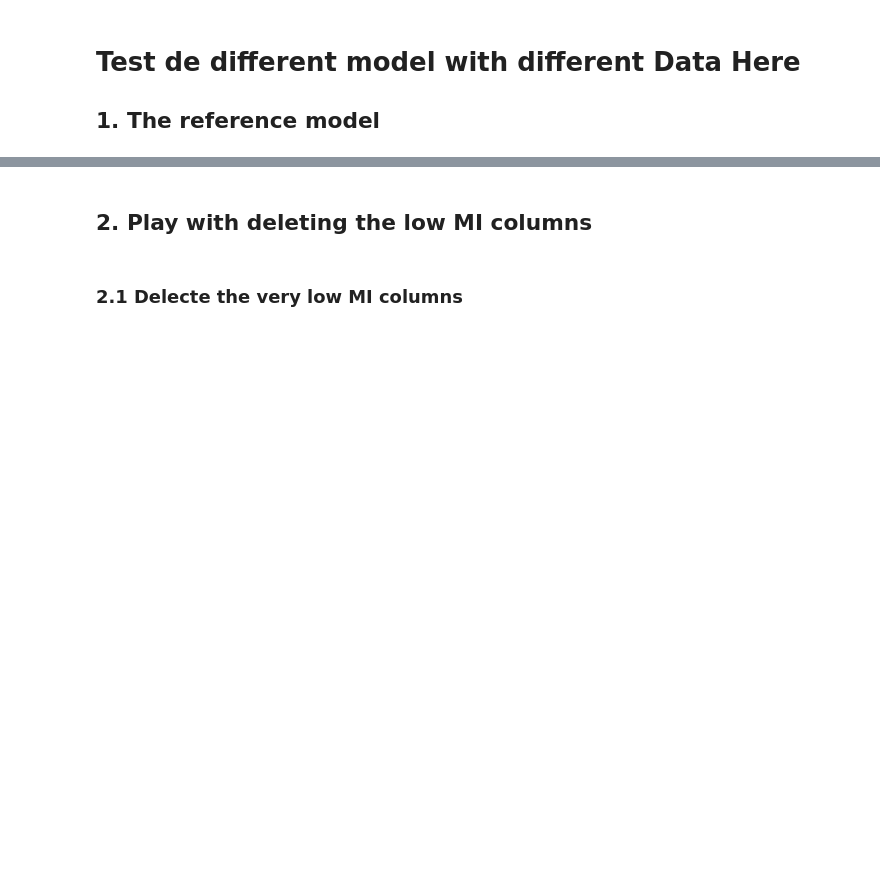
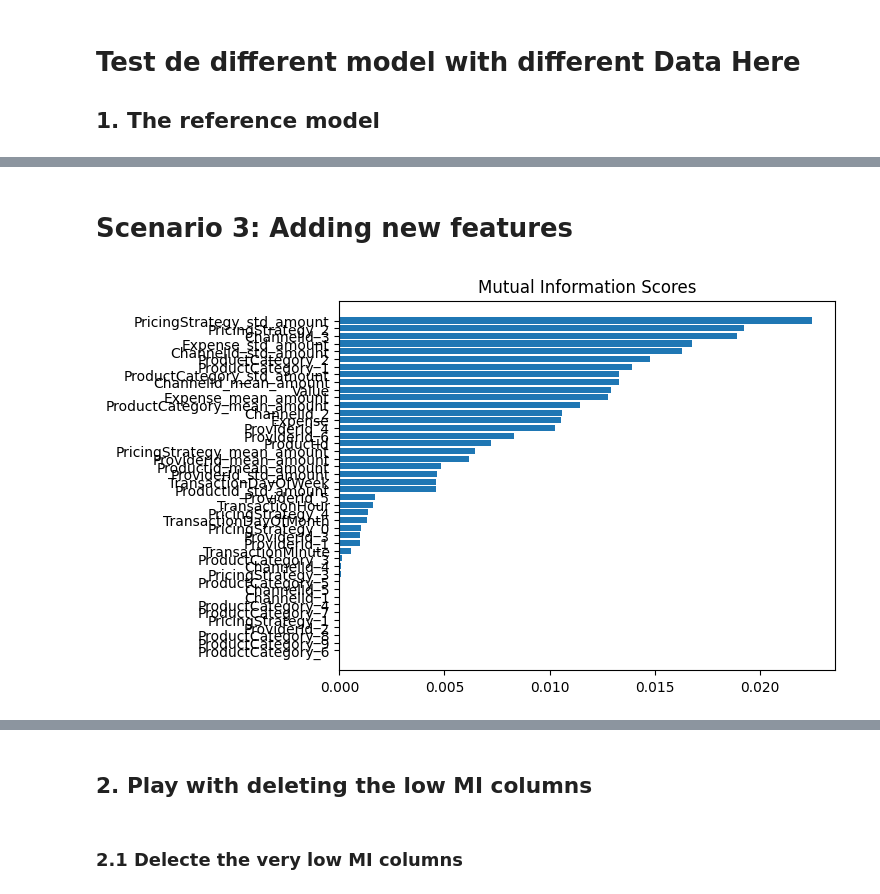
Before and after one commit to SarahLiettefti/AI5L_AILab_FraudDetection, a Jupyter notebook: TestEverything.ipynb, the cells around one changed output, grey strips where cells are left out. Drawn from its saved outputs; the diff is of its cells as text; code cells hidden in the pictures; blank space fills up the shorter version.

Commit message:
Added feature engineering and test model

```diff
--- a/TestEverything.ipynb
+++ b/TestEverything.ipynb
@@ -270,0 +399,2 @@ done
+# %% [markdown]
+# Scenario 3: Adding new features
@@ -270,0 +422,25 @@ done
+# %%
+# OneHot Encode categorical features
+data = pd.get_dummies(data, columns=categorical_col)
+# Adding missing col
+data["ChannelId_4"] = False
+data["PricingStrategy_3"] = False
+X_test = pd.get_dummies(X_test, columns=categorical_col)
+# Adding missing col
+X_test["PricingStrategy_3"] = False
+# %%
+# Convert the boolean columns to integer columns
+bool_cols = data.select_dtypes(include=bool).columns.tolist()
+data[bool_cols] = data[bool_cols].astype(int)
+
+bool_cols = X_test.select_dtypes(include=bool).columns.tolist()
+X_test[bool_cols] = X_test[bool_cols].astype(int)
+# %%
+y_train = data.FraudResult
+data.drop("FraudResult", inplace=True, axis=1)
+# %%
+mi_score = make_mi_scores(data, y_train)
+# %%
+plot_mi_scores(mi_score)
+# %% [output]
+[figure, added]
```
Also changed, not shown: parts of 30 cells of this notebook.
